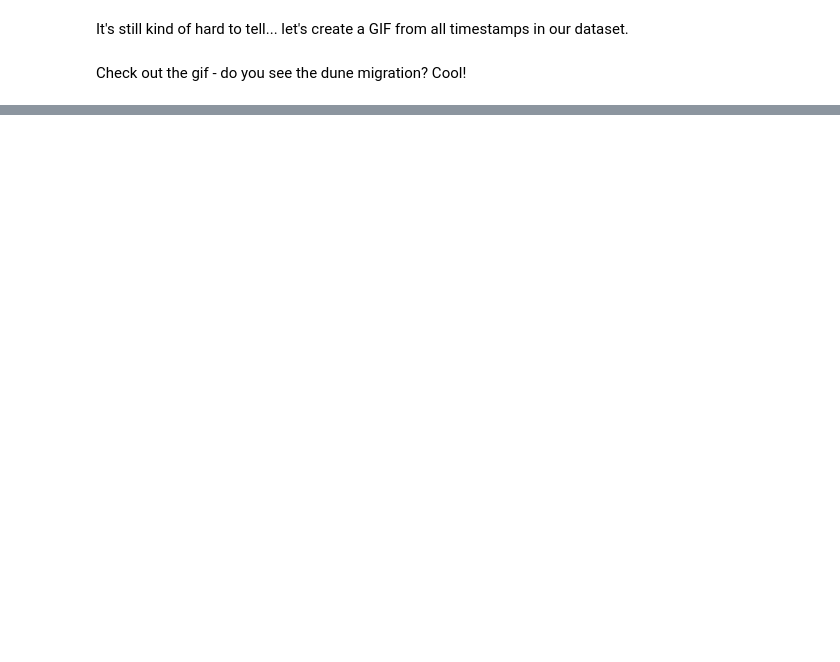
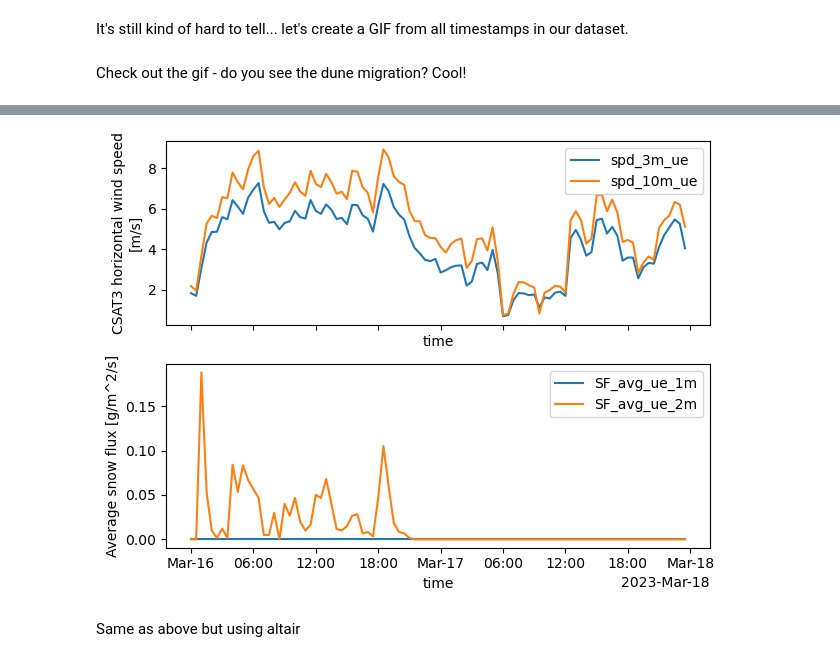
Before and after one commit to Mountain-Hydrology-Research-Group/snow-hydrology, a Jupyter notebook: modules/lab6/lab6-3.ipynb, the cells around one changed output, grey strips where cells are left out. Drawn from its saved outputs; the diff is of its cells as text; code cells hidden in the pictures; blank space fills up the shorter version.

```diff
--- a/modules/lab6/lab6-3.ipynb
+++ b/modules/lab6/lab6-3.ipynb
@@ -138,0 +177,11 @@ Check out the gif - do you see the dune migration? Cool!
+# %%
+sos_file = "../data/sos_full_dataset_30min.nc"
+sos_dataset = xr.open_dataset(sos_file)
+
+VARIABLES = [
+    'spd_1m_ue',
+    'spd_3m_ue',
+    'spd_10m_ue',
+    'SF_avg_1m_ue',
+    'SF_avg_2m_ue'
+]
@@ -138,0 +192,16 @@ Check out the gif - do you see the dune migration? Cool!
+# %%
+fig, axes = plt.subplots(2,1, sharex=True)
+
+sos_dataset.sel(time = slice('2023-03-16', '2023-03-17'))['spd_3m_ue'].plot(label='spd_3m_ue', ax=axes[0])
+sos_dataset.sel(time = slice('2023-03-16', '2023-03-17'))['spd_10m_ue'].plot(label='spd_10m_ue', ax=axes[0])
+
+sos_dataset.sel(time = slice('2023-03-16', '2023-03-17'))['SF_avg_1m_ue'].plot(label='SF_avg_ue_1m', ax=axes[1])
+sos_dataset.sel(time = slice('2023-03-16', '2023-03-17'))['SF_avg_2m_ue'].plot(label='SF_avg_ue_2m', ax=axes[1])
+
+axes[0].legend()
+axes[1].legend()
+plt.tight_layout()
+# %% [output]
+[figure, added]
+# %% [markdown]
+Same as above but using altair
```
Also changed, not shown: parts of 13 cells of this notebook.
